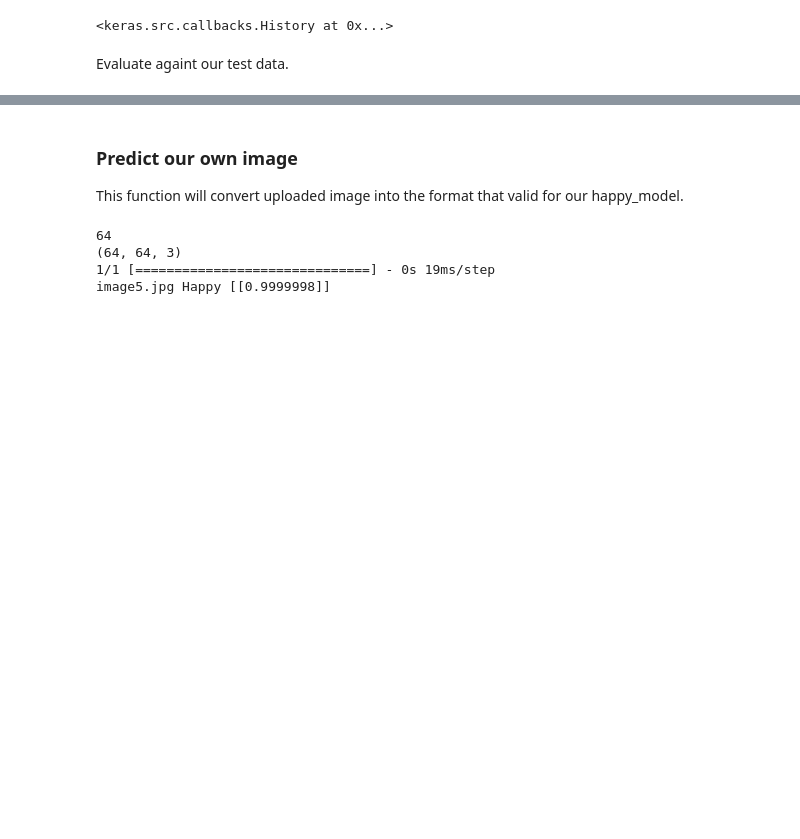
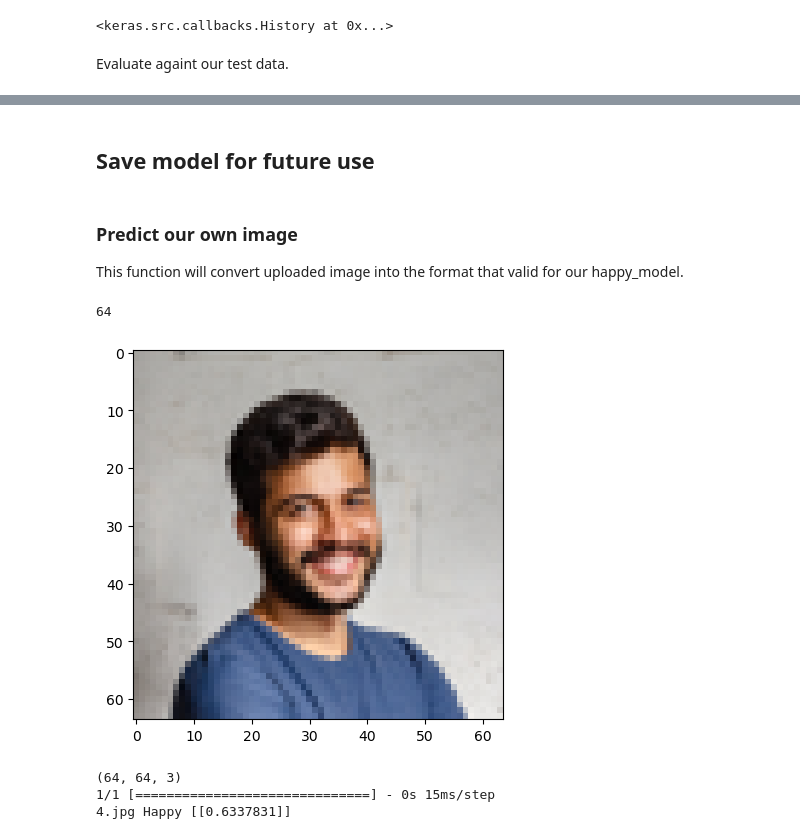
Before and after one commit to tharangachaminda/cnn_mood_classifier, a Jupyter notebook: Mood_Classifier.ipynb, the cells around one changed output, grey strips where cells are left out. Saved outputs shown, nothing was run; the diff lists cells and outputs as text; code cells hidden in the pictures; blank space fills up the shorter version.

Commit message:
project description added. Model uddated.

```diff
--- a/Mood_Classifier.ipynb
+++ b/Mood_Classifier.ipynb
@@ -85,5 +147,5 @@ This model basically structured as follows
 # %%
-def happyModel(padding, input_shape, filter_size=32, kernel_size=7, strides=1):
+def happyModel(padding, input_shape, conv2d_filter_size=[32], kernel_size=5, strides=1):
     """
     Implements the forward propagation for the binary classification model:
     ZEROPAD2D -> CONV2D -> BATCHNORM -> RELU -> MAXPOOL -> FLATTEN -> DENSE
@@ -100,11 +162,14 @@ def happyModel(padding, input_shape, filter_size=32, kernel_size=7, strides=1):
     """
 
     model = tf.keras.Sequential([
-        tfl.ZeroPadding2D(padding=padding, input_shape=input_shape),
-        tfl.Conv2D(filter_size, kernel_size, strides=strides),
-        tfl.BatchNormalization(axis=3),
+        tfl.ZeroPadding2D(padding=3, input_shape=(64, 64, 3)),
+        tfl.Conv2D(filters=conv2d_filter_size[0], kernel_size=(5, 5), activation='relu'),
+        #tfl.Conv2D(filters=conv2d_filter_size[1], kernel_size=(5, 5), activation='relu'),
+        #tfl.Conv2D(filters=conv2d_filter_size[2], kernel_size=(5, 5), activation='relu'),
+        #tfl.BatchNormalization(axis=3),
         tfl.ReLU(),
         tfl.MaxPool2D(),
+        tfl.Dropout(0.2),
         tfl.Flatten(),
         tfl.Dense(1, activation='sigmoid')
     ])
@@ -162,3 +235,3 @@ Now we can `fit()` the model. Parameters for the `.fit()` method will be,
 # %%
-happy_model.fit(X_train, Y_train, epochs=50, batch_size=32)
+happy_model.fit(X_train, Y_train, epochs=30, batch_size=32)
 # %% [output]
@@ -189,0 +263,3 @@ happy_model.evaluate(X_test, Y_test)
+# %% [markdown]
+<a id="save_model"></a>
+<h2>Save model for future use</h2>
@@ -192,35 +270,40 @@ happy_model.evaluate(X_test, Y_test)
 This function will convert uploaded image into the format that valid for our happy_model.
 # %%
 def imageToArray(imageName):
-  # Load the image and resize it to the desired dimensions
-  image_path = f'images/{imageName}'
-  width, height = 64, 64
+    # Load the image and resize it to the desired dimensions
+    #image_path = f'images/{imageName}'
+    image_path = f'images/happy/{imageName}'
+    width, height = 64, 64
 
-  image = Image.open(image_path)
-  image = image.resize((width, height))
-  print(image.width)
-  # Convert the image to a NumPy array and normalize the pixel values (if necessary)
-  image_array = np.asarray(image)
-  image_array = image_array / 255.  # Normalize the pixel values between 0 and 1
+    image = Image.open(image_path)
+    image = image.resize((width, height))
+    print(image.width)
+    # Convert the image to a NumPy array and normalize the pixel values (if necessary)
+    image_array = np.asarray(image)
+    image_array = image_array / 255.  # Normalize the pixel values between 0 and 1
 
-  print(image_array.shape)
-  # Reshape the image array to match the input shape of your model
-  image_array = image_array.reshape(1, width, height, 3)  # Assumes the input shape is (width, height, 3)
+    plt.imshow(image_array)
+    plt.show()
 
-  return image_array
+    print(image_array.shape)
+    # Reshape the image array to match the input shape of your model
+    image_array = image_array.reshape(1, width, height, 3)  # Assumes the input shape is (width, height, 3)
+
+    return image_array
 # %%
-input_images = ['image5.jpg']
+input_images = ['4.jpg']
 
 class_strings = ['Sad', 'Happy']
 
 for img in input_images:
     img_arr = imageToArray(img)
     predicted = happy_model.predict(img_arr)
 
     pred = int(predicted > 0.5)
     print(img, class_strings[pred], predicted)
 # %% [output]
 64
-(64, 64, 3)
-1/1 [==============================] - 0s 19ms/step
-image5.jpg Happy [[0.9999998]]
+[figure, added]
+(64, 64, 3)
+1/1 [==============================] - 0s 15ms/step
+4.jpg Happy [[0.6337831]]
```
Also changed, not shown: parts of 18 cells of this notebook, 18 other files.
